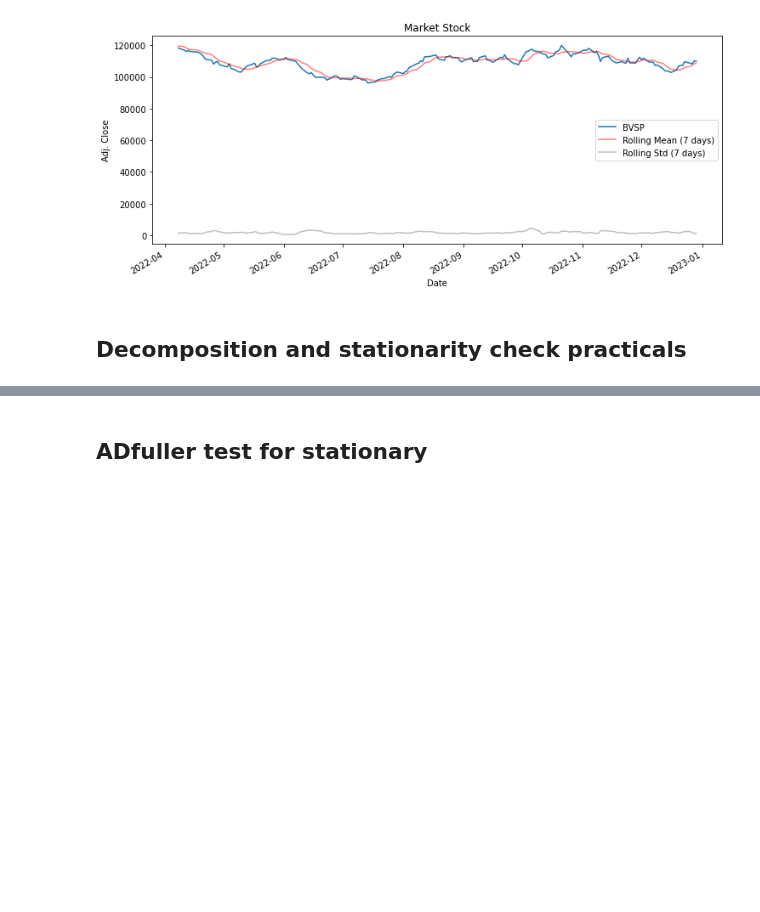
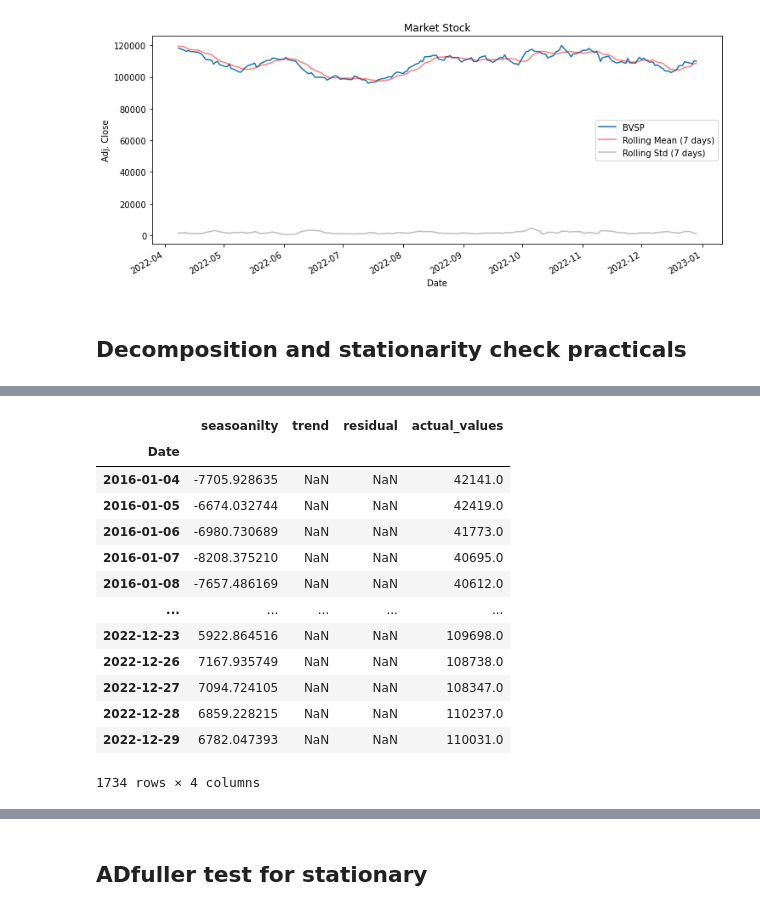
Before and after one commit to fernandopmarciano/Data_Analisys, a Jupyter notebook: Market_Forecast/notebook.ipynb, the cells around one changed output, grey strips where cells are left out. Cells and saved outputs as stored; diff of their text form; code cells hidden in the pictures; blank space fills up the shorter version.

```diff
--- a/Market_Forecast/notebook.ipynb
+++ b/Market_Forecast/notebook.ipynb
@@ -206,14 +365,29 @@ NameError: name 'bvsp_adj_close_aux' is not defined
 # %%
 from statsmodels.tsa.seasonal import seasonal_decompose, seasonal_decompose
 
 # Additive Decomposition
-add_result = seasonal_decompose(bvsp_adj_close, model='additive',period=1)
+add_result = seasonal_decompose(bvsp_adj_close, model='additive',period=365)
 # Multiplicative Decomposition
-mul_result = seasonal_decompose(bvsp_adj_close, model='multiplicative',period=1)
+mul_result = seasonal_decompose(bvsp_adj_close, model='multiplicative',period=365)
 
 new_df_add = pd.concat([add_result.seasonal, add_result.trend, add_result.resid, add_result.observed], axis=1)
 new_df_add.columns = ['seasoanilty', 'trend', 'residual', 'actual_values']
 new_df_add
+# %% [output]
+|  | seasoanilty | trend | residual | actual_values |
+| Date |  |  |  |  |
+| 2016-01-04 | -7705.928635 | NaN | NaN | 42141.0 |
+| 2016-01-05 | -6674.032744 | NaN | NaN | 42419.0 |
+| 2016-01-06 | -6980.730689 | NaN | NaN | 41773.0 |
+| 2016-01-07 | -8208.375210 | NaN | NaN | 40695.0 |
+| 2016-01-08 | -7657.486169 | NaN | NaN | 40612.0 |
+| ... | ... | ... | ... | ... |
+| 2022-12-23 | 5922.864516 | NaN | NaN | 109698.0 |
+| 2022-12-26 | 7167.935749 | NaN | NaN | 108738.0 |
+| 2022-12-27 | 7094.724105 | NaN | NaN | 108347.0 |
+| 2022-12-28 | 6859.228215 | NaN | NaN | 110237.0 |
+| 2022-12-29 | 6782.047393 | NaN | NaN | 110031.0 |
+1734 rows × 4 columns
 # %%
 plt.figure(figsize=(20,14))
 add_result.plot().suptitle('nAdditive Decompose', fontsize=5)
```
Also changed, not shown: parts of 18 cells of this notebook.
